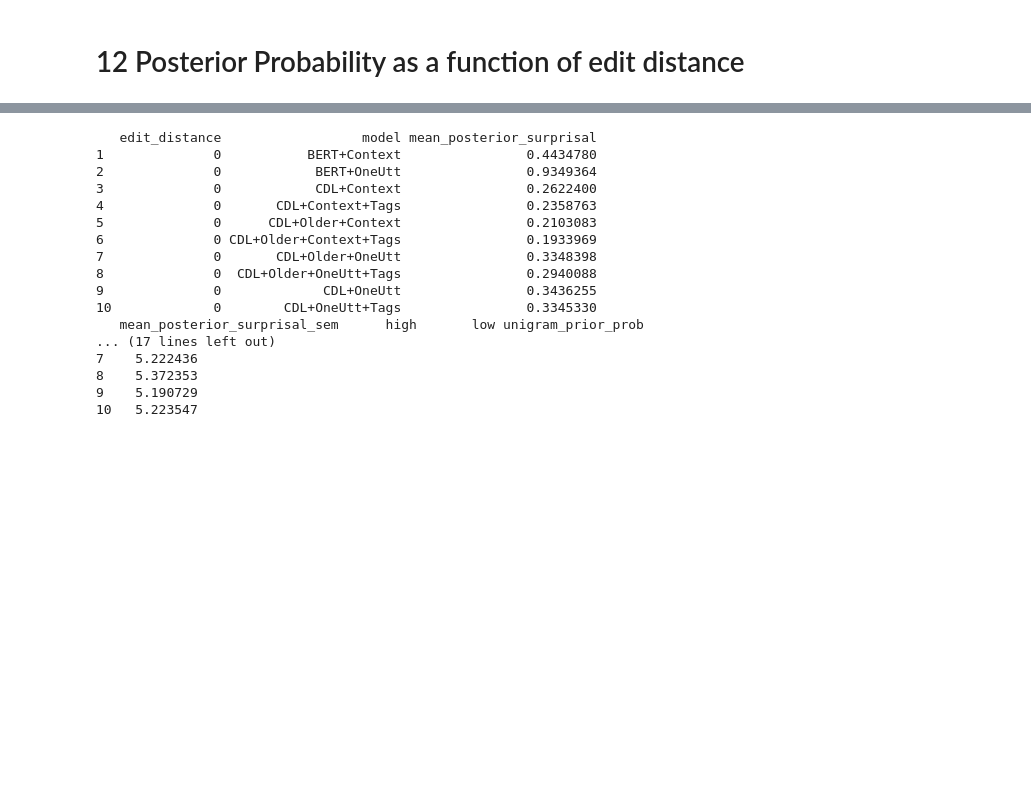
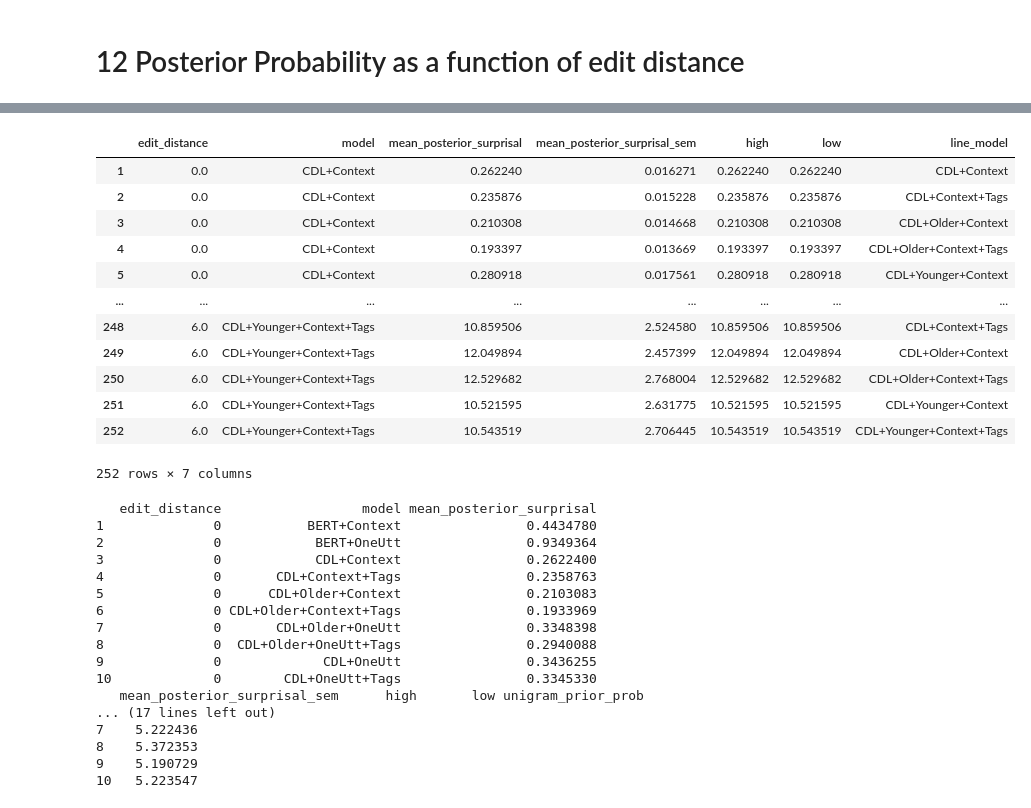
Before and after one commit to smeylan/child-directed-listening, a Jupyter notebook: Models across time analyses.ipynb, the cells around one changed output, grey strips where cells are left out. Cells and saved outputs as stored; diff of their text form; code cells hidden in the pictures; blank space fills up the shorter version.

```diff
--- a/Models across time analyses.ipynb
+++ b/Models across time analyses.ipynb
@@ -524,3 +555,19 @@ print(p1)
+# %%
+ref_dfs
+# %% [output]
+|  | edit_distance | model | mean_posterior_surprisal | mean_posterior_surprisal_sem | high | low | line_model |
+| 1 | 0.0 | CDL+Context | 0.262240 | 0.016271 | 0.262240 | 0.262240 | CDL+Context |
+| 2 | 0.0 | CDL+Context | 0.235876 | 0.015228 | 0.235876 | 0.235876 | CDL+Context+Tags |
+| 3 | 0.0 | CDL+Context | 0.210308 | 0.014668 | 0.210308 | 0.210308 | CDL+Older+Context |
+| 4 | 0.0 | CDL+Context | 0.193397 | 0.013669 | 0.193397 | 0.193397 | CDL+Older+Context+Tags |
+| 5 | 0.0 | CDL+Context | 0.280918 | 0.017561 | 0.280918 | 0.280918 | CDL+Younger+Context |
+| ... | ... | ... | ... | ... | ... | ... | ... |
+| 248 | 6.0 | CDL+Younger+Context+Tags | 10.859506 | 2.524580 | 10.859506 | 10.859506 | CDL+Context+Tags |
+| 249 | 6.0 | CDL+Younger+Context+Tags | 12.049894 | 2.457399 | 12.049894 | 12.049894 | CDL+Older+Context |
+| 250 | 6.0 | CDL+Younger+Context+Tags | 12.529682 | 2.768004 | 12.529682 | 12.529682 | CDL+Older+Context+Tags |
+| 251 | 6.0 | CDL+Younger+Context+Tags | 10.521595 | 2.631775 | 10.521595 | 10.521595 | CDL+Younger+Context |
+| 252 | 6.0 | CDL+Younger+Context+Tags | 10.543519 | 2.706445 | 10.543519 | 10.543519 | CDL+Younger+Context+Tags |
+252 rows × 7 columns
 # %%
 %%R
 # Multiplier for each
```
Also changed, not shown: parts of 14 cells of this notebook, 10 other files.
